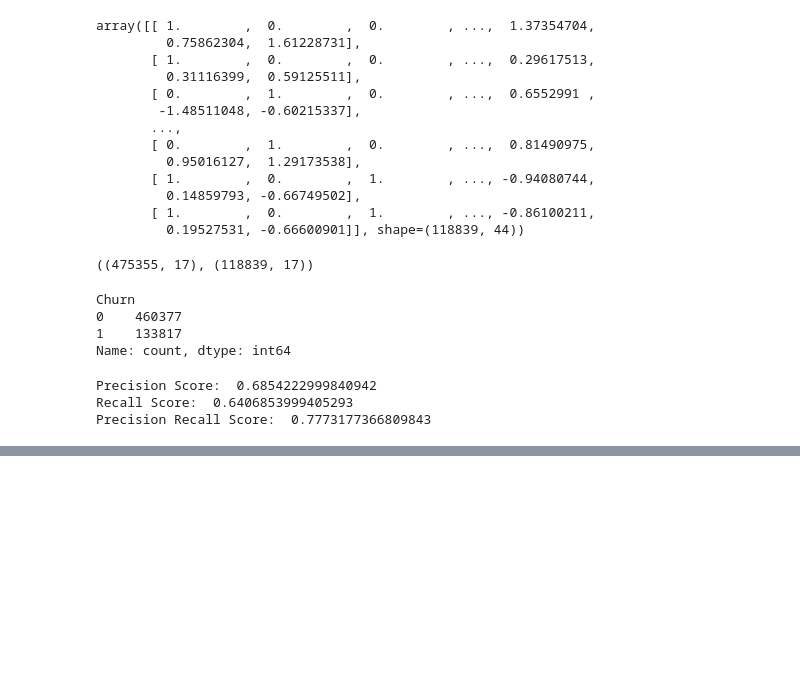
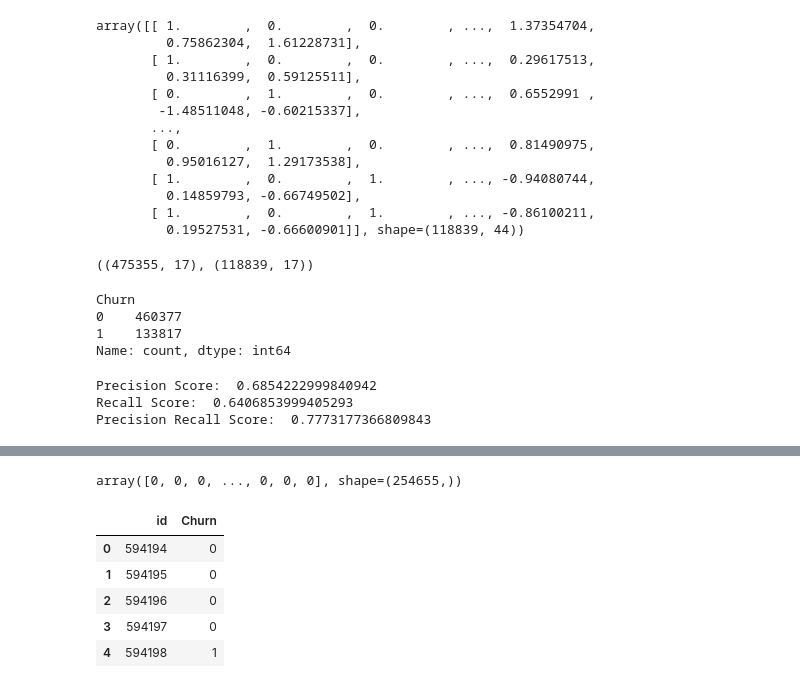
Before and after one commit to tahaftm/Kaggle-Competitions, a Jupyter notebook: Customer Churn/Logistic Regression.ipynb, the cells around one changed output, grey strips where cells are left out. Cells and saved outputs as stored; diff of their text form; code cells hidden in the pictures; blank space fills up the shorter version.

```diff
--- a/Customer Churn/Logistic Regression.ipynb
+++ b/Customer Churn/Logistic Regression.ipynb
@@ -148,0 +197,15 @@ grid.best_params_
+# %%
+grid_preds
+# %% [output]
+array([0, 0, 0, ..., 0, 0, 0], shape=(254655,))
+# %%
+answer = pd.concat([ids, pd.DataFrame(grid_preds, columns=['Churn'])],axis =1)
+# %%
+answer.head()
+# %% [output]
+|  | id | Churn |
+| 0 | 594194 | 0 |
+| 1 | 594195 | 0 |
+| 2 | 594196 | 0 |
+| 3 | 594197 | 0 |
+| 4 | 594198 | 1 |
```
Also changed, not shown: parts of 10 cells of this notebook.
